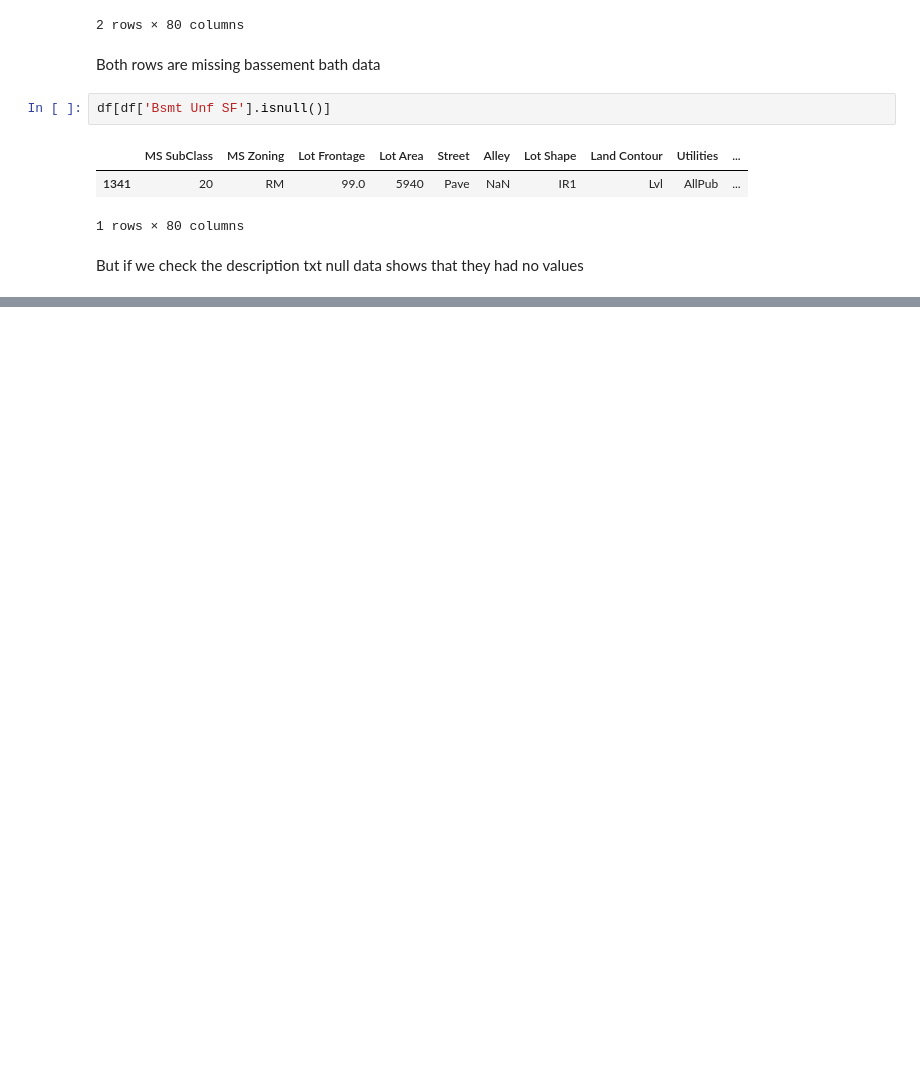
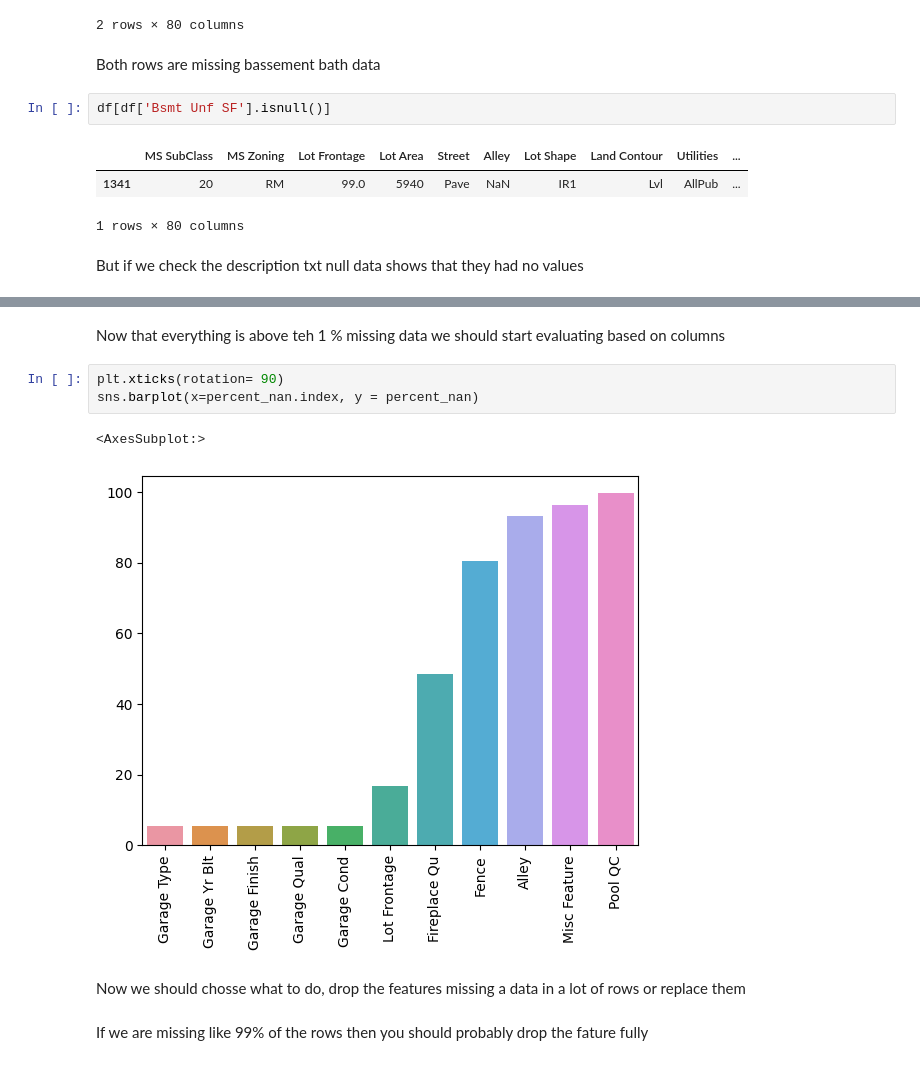
Before and after one commit to RagnarOkayy/DataAnalysisPython, a Jupyter notebook: UdemyDataCleaning.ipynb, the cells around one changed output, grey strips where cells are left out. Drawn from its saved outputs; the diff is of its cells as text; blank space fills up the shorter version.

```diff
--- a/UdemyDataCleaning.ipynb
+++ b/UdemyDataCleaning.ipynb
@@ -490,0 +584,12 @@ Lets set all of them to 0 for numerical and Non for Strings
+# %% [markdown]
+Now that everything is above teh 1 % missing data we should start evaluating based on columns
+# %%
+plt.xticks(rotation= 90)
+sns.barplot(x=percent_nan.index, y = percent_nan)
+# %% [output]
+<AxesSubplot:>
+[figure, added]
+# %% [markdown]
+Now we should chosse what to do, drop the features missing a data in a lot of rows or replace them
+# %% [markdown]
+If we are missing like 99% of the rows then you should probably drop the fature fully
```
Also changed, not shown: parts of 73 cells of this notebook.
